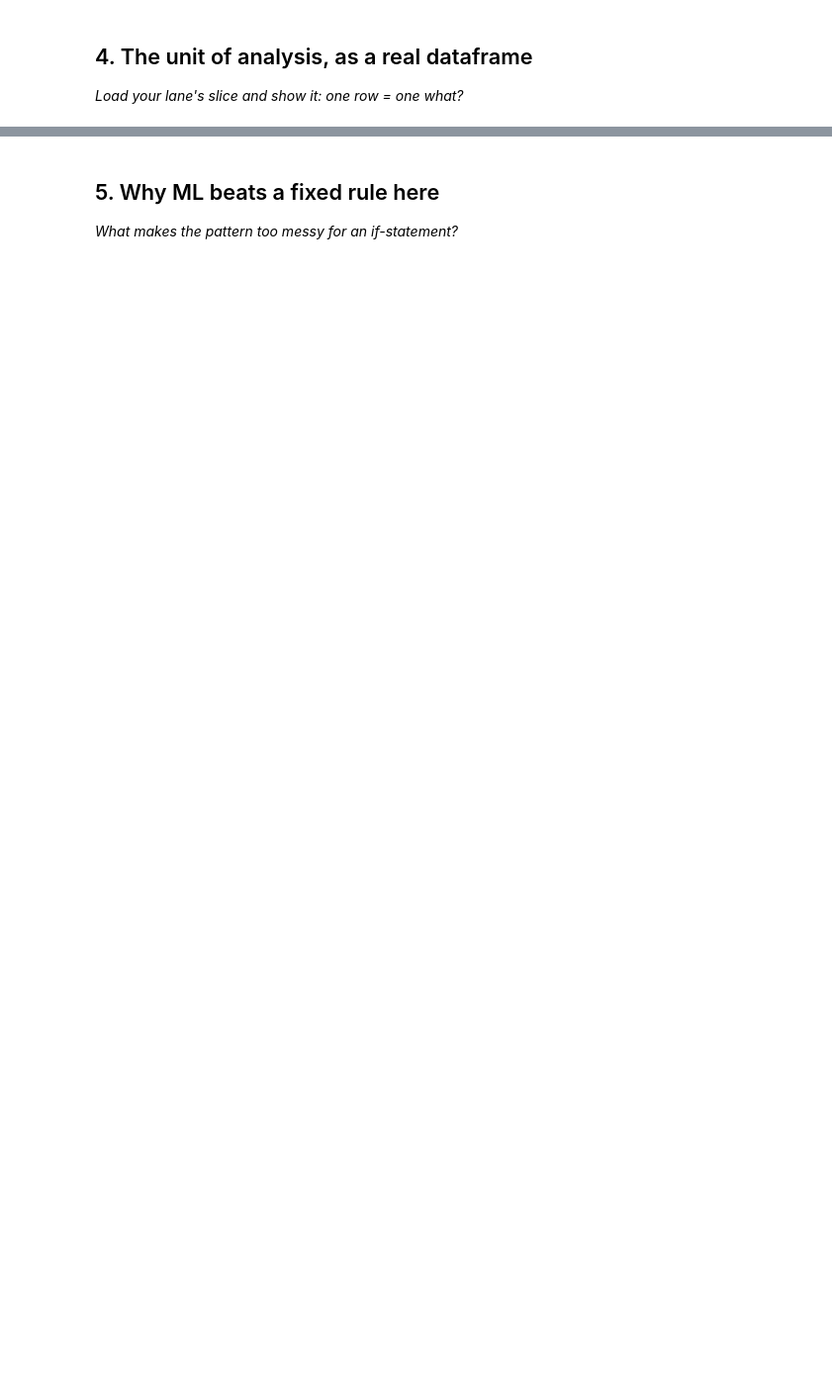
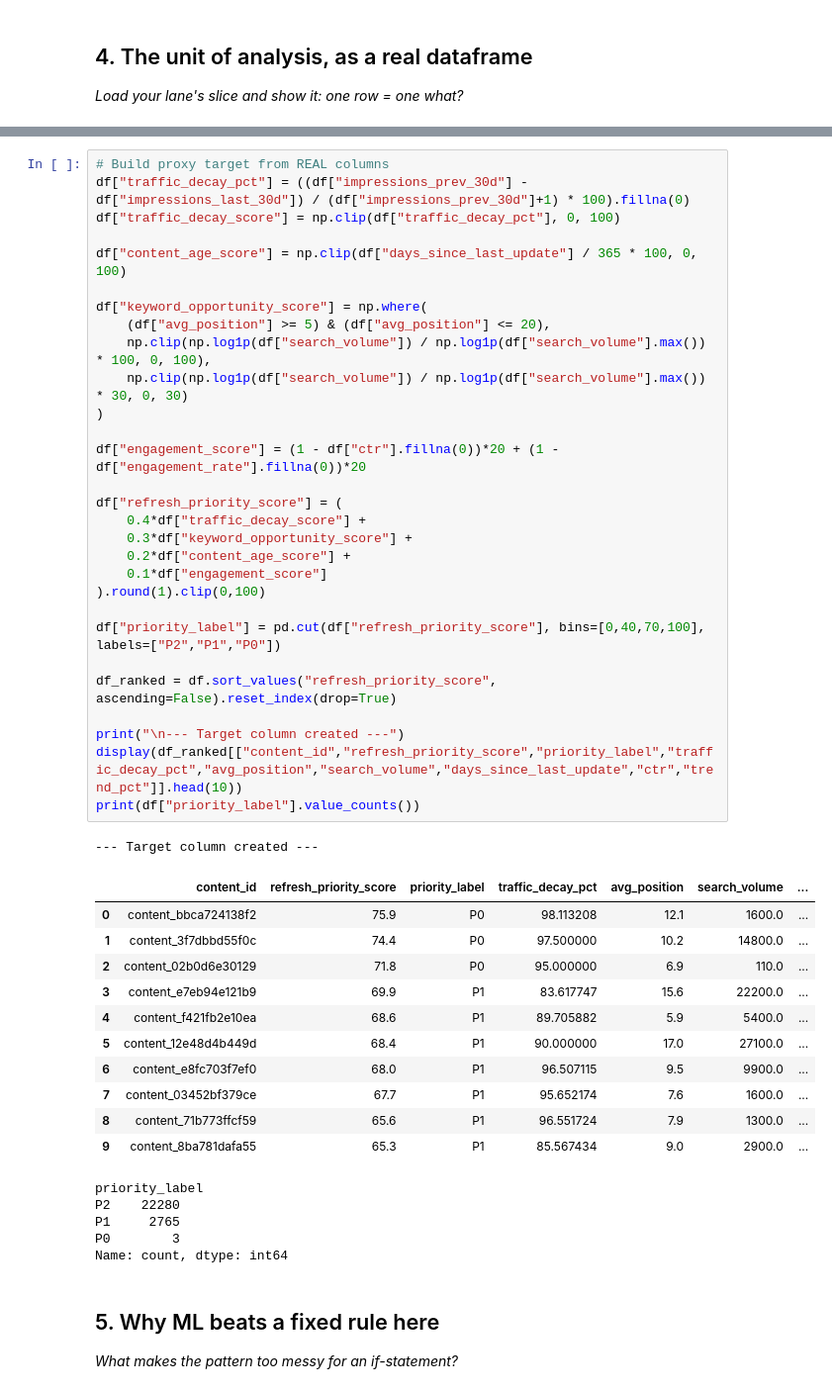
Before and after one commit to Mohamed-Al-Saudi/FlyRank-ML-Internship, a Jupyter notebook: work/notebooks/w02_ml_task_framing.ipynb, the cells around one changed output, grey strips where cells are left out. Shown at 99% size. Drawn from its saved outputs; the diff is of its cells as text; blank space fills up the shorter version.

```diff
--- a/work/notebooks/w02_ml_task_framing.ipynb
+++ b/work/notebooks/w02_ml_task_framing.ipynb
@@ -37,3 +109,50 @@ This skeleton is yours to fill. Work the sections **in order** — each one has
+# %%
+# Build proxy target from REAL columns
+df["traffic_decay_pct"] = ((df["impressions_prev_30d"] - df["impressions_last_30d"]) / (df["impressions_prev_30d"]+1) * 100).fillna(0)
+df["traffic_decay_score"] = np.clip(df["traffic_decay_pct"], 0, 100)
+
+df["content_age_score"] = np.clip(df["days_since_last_update"] / 365 * 100, 0, 100)
+
+df["keyword_opportunity_score"] = np.where(
+    (df["avg_position"] >= 5) & (df["avg_position"] <= 20),
+    np.clip(np.log1p(df["search_volume"]) / np.log1p(df["search_volume"].max()) * 100, 0, 100),
+    np.clip(np.log1p(df["search_volume"]) / np.log1p(df["search_volume"].max()) * 30, 0, 30)
+)
+
+df["engagement_score"] = (1 - df["ctr"].fillna(0))*20 + (1 - df["engagement_rate"].fillna(0))*20
+
+df["refresh_priority_score"] = (
+    0.4*df["traffic_decay_score"] +
+    0.3*df["keyword_opportunity_score"] +
+    0.2*df["content_age_score"] +
+    0.1*df["engagement_score"]
+).round(1).clip(0,100)
+
+df["priority_label"] = pd.cut(df["refresh_priority_score"], bins=[0,40,70,100], labels=["P2","P1","P0"])
+
+df_ranked = df.sort_values("refresh_priority_score", ascending=False).reset_index(drop=True)
+
+print("\n--- Target column created ---")
+display(df_ranked[["content_id","refresh_priority_score","priority_label","traffic_decay_pct","avg_position","search_volume","days_since_last_update","ctr","trend_pct"]].head(10))
+print(df["priority_label"].value_counts())
+# %% [output]
+--- Target column created ---
+|  | content_id | refresh_priority_score | priority_label | traffic_decay_pct | avg_position | search_volume | ... |
+| 0 | content_bbca724138f2 | 75.9 | P0 | 98.113208 | 12.1 | 1600.0 | ... |
+| 1 | content_3f7dbbd55f0c | 74.4 | P0 | 97.500000 | 10.2 | 14800.0 | ... |
+| 2 | content_02b0d6e30129 | 71.8 | P0 | 95.000000 | 6.9 | 110.0 | ... |
+| 3 | content_e7eb94e121b9 | 69.9 | P1 | 83.617747 | 15.6 | 22200.0 | ... |
+| 4 | content_f421fb2e10ea | 68.6 | P1 | 89.705882 | 5.9 | 5400.0 | ... |
+| 5 | content_12e48d4b449d | 68.4 | P1 | 90.000000 | 17.0 | 27100.0 | ... |
+| 6 | content_e8fc703f7ef0 | 68.0 | P1 | 96.507115 | 9.5 | 9900.0 | ... |
+| 7 | content_03452bf379ce | 67.7 | P1 | 95.652174 | 7.6 | 1600.0 | ... |
+| 8 | content_71b773ffcf59 | 65.6 | P1 | 96.551724 | 7.9 | 1300.0 | ... |
+| 9 | content_8ba781dafa55 | 65.3 | P1 | 85.567434 | 9.0 | 2900.0 | ... |
+priority_label
+P2    22280
+P1     2765
+P0        3
+Name: count, dtype: int64
 # %% [markdown]
 ## 5. Why ML beats a fixed rule here
 
```
Also changed, not shown: parts of 16 cells of this notebook.
